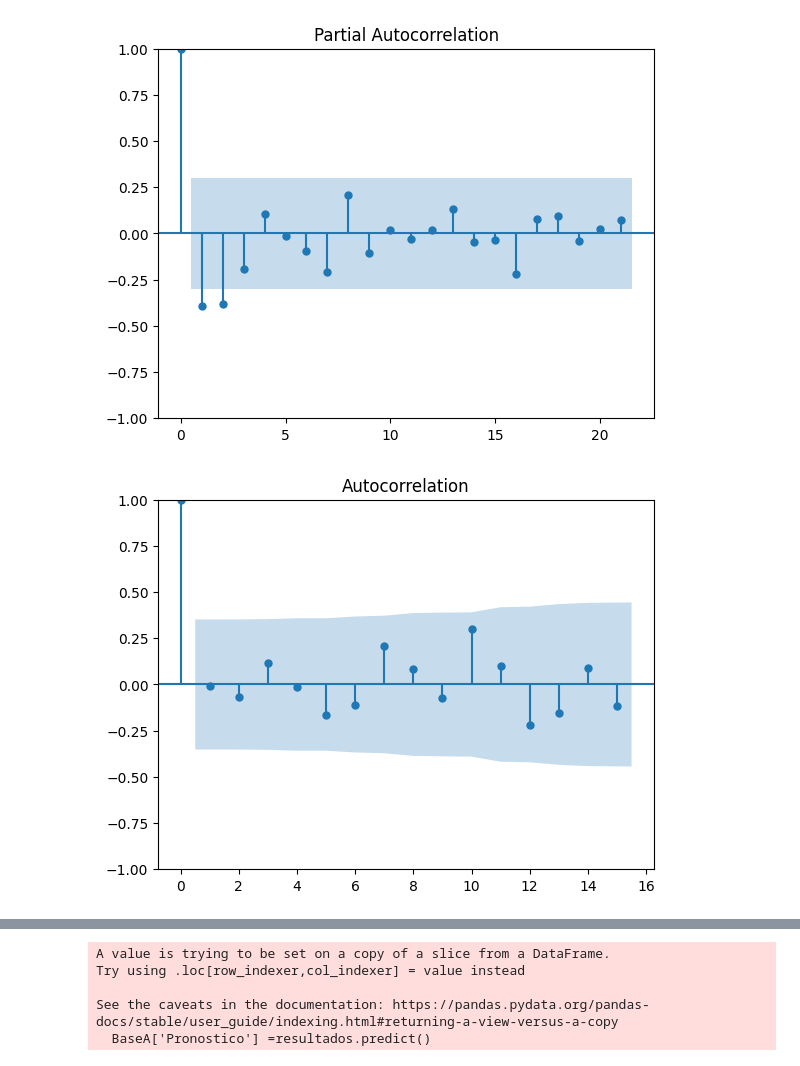
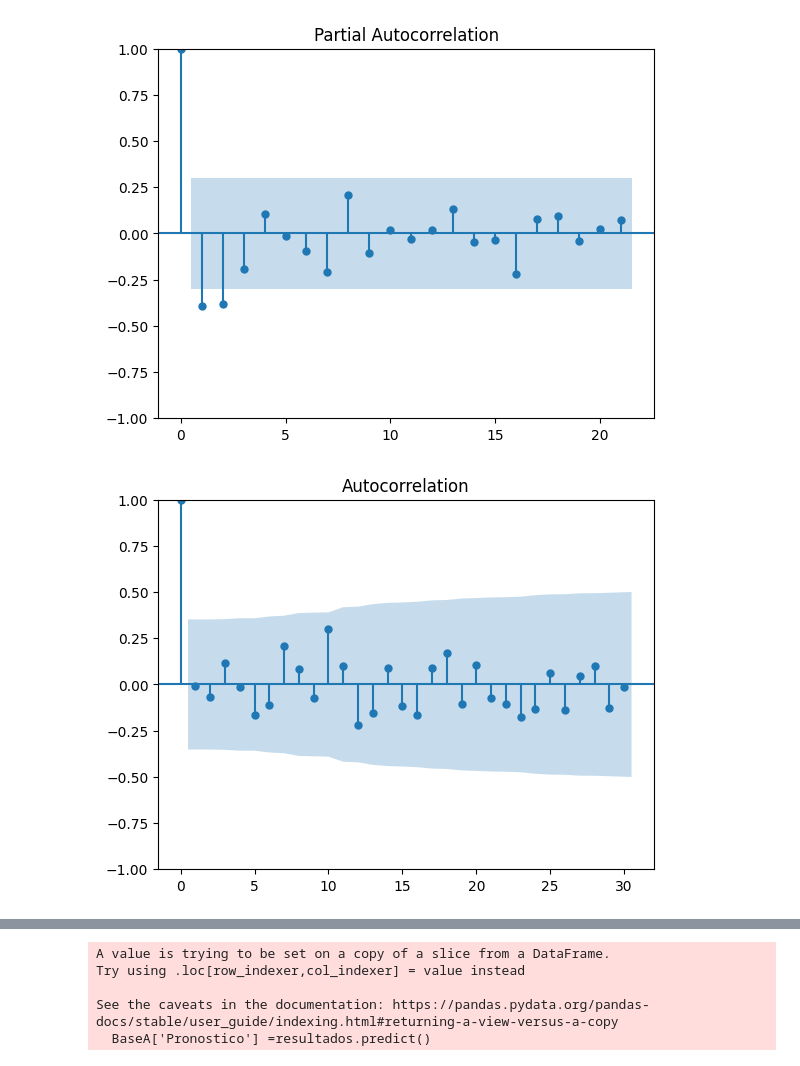
Before and after one commit to serway-hub/Proyecto_pronostico, a Jupyter notebook: pronosticos_pergolite.ipynb, the cells around one changed output, grey strips where cells are left out. Saved outputs shown, nothing was run; the diff lists cells and outputs as text; code cells hidden in the pictures.

```diff
--- a/pronosticos_pergolite.ipynb
+++ b/pronosticos_pergolite.ipynb
@@ -8,7 +10,7 @@ from sklearn.preprocessing import StandardScaler
 %matplotlib inline
 # %%
-base_ventas = pd.read_excel(r"/home/serway_85/ventasParasoles (2) (2).xlsm",sheet_name='ventas',index_col='Mes')
-#base_ventas = pd.read_excel(r"c:/Users/JORGE CONTRERAS/OneDrive - 900208659-2 DAMIS SAS/Escritorio/PLANEACION/consumos/INDICADORES PLANEACION/ventasParasoles (2) (2).xlsm",sheet_name='ventas',index_col='Mes')
+#base_ventas = pd.read_excel(r"/home/serway_85/ventasParasoles (2) (2).xlsm",sheet_name='ventas',index_col='Mes')
+base_ventas = pd.read_excel(r"C:\Users\JORGE CONTRERAS\OneDrive - 900208659-2 DAMIS SAS\Escritorio\PLANEACION\consumos\INDICADORES PLANEACION\ventasParasoles.xlsm",sheet_name='ventas',index_col='Mes')
 #base_ventas['Mes']=base_ventas['Mes'].dt.strftime('%b-%y')
 base_ventas_pergotek=base_ventas[(base_ventas['Familia']=='PERGOTEK') & (base_ventas['Tipo Factu']== 'PRODUCTO TERMINADO')]
 total_nulos=base_ventas_pergotek.isnull().sum()
@@ -38,6 +40,8 @@ plt.show()
 
 
 print(base_analisis)
+
+base_analisis.to_excel('baseNueva.xlsx')
 # %% [output]
 [figure]
         Cantidad
@@ -223,7 +258,7 @@ pacf=plot_pacf(BaseA['Primera diferencia'].dropna(), lags=21)
 # %% [output]
 [figure]
 # %%
-acf1=plot_acf(BaseA['Diferencia Estacionalidad'].dropna(), lags=15)
+acf1=plot_acf(BaseA['Diferencia Estacionalidad'].dropna(), lags=30)
 # %% [output]
-[figure, old version]
+[figure, new version]
 # %%
```
Also changed, not shown: parts of 21 cells of this notebook, 2 other files.
